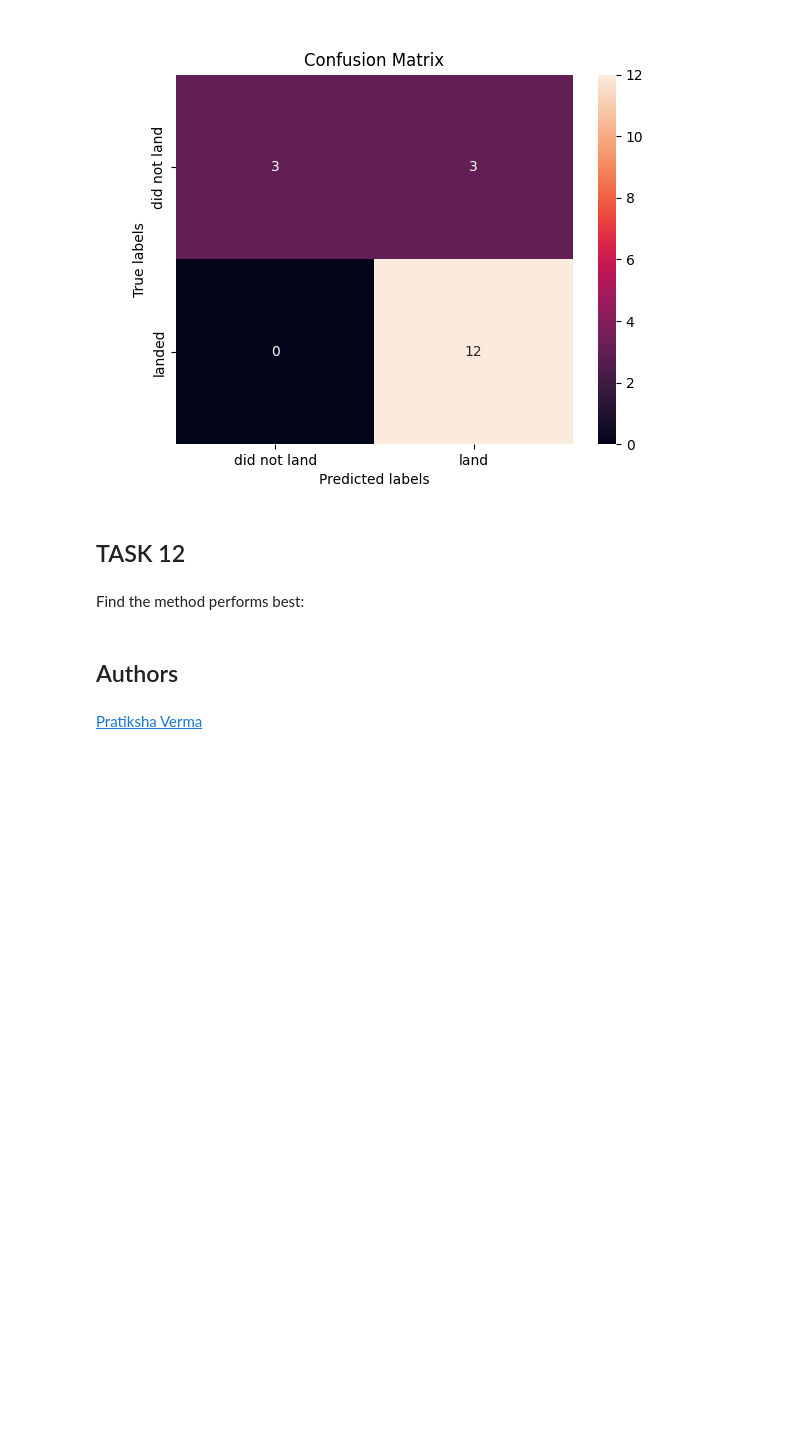
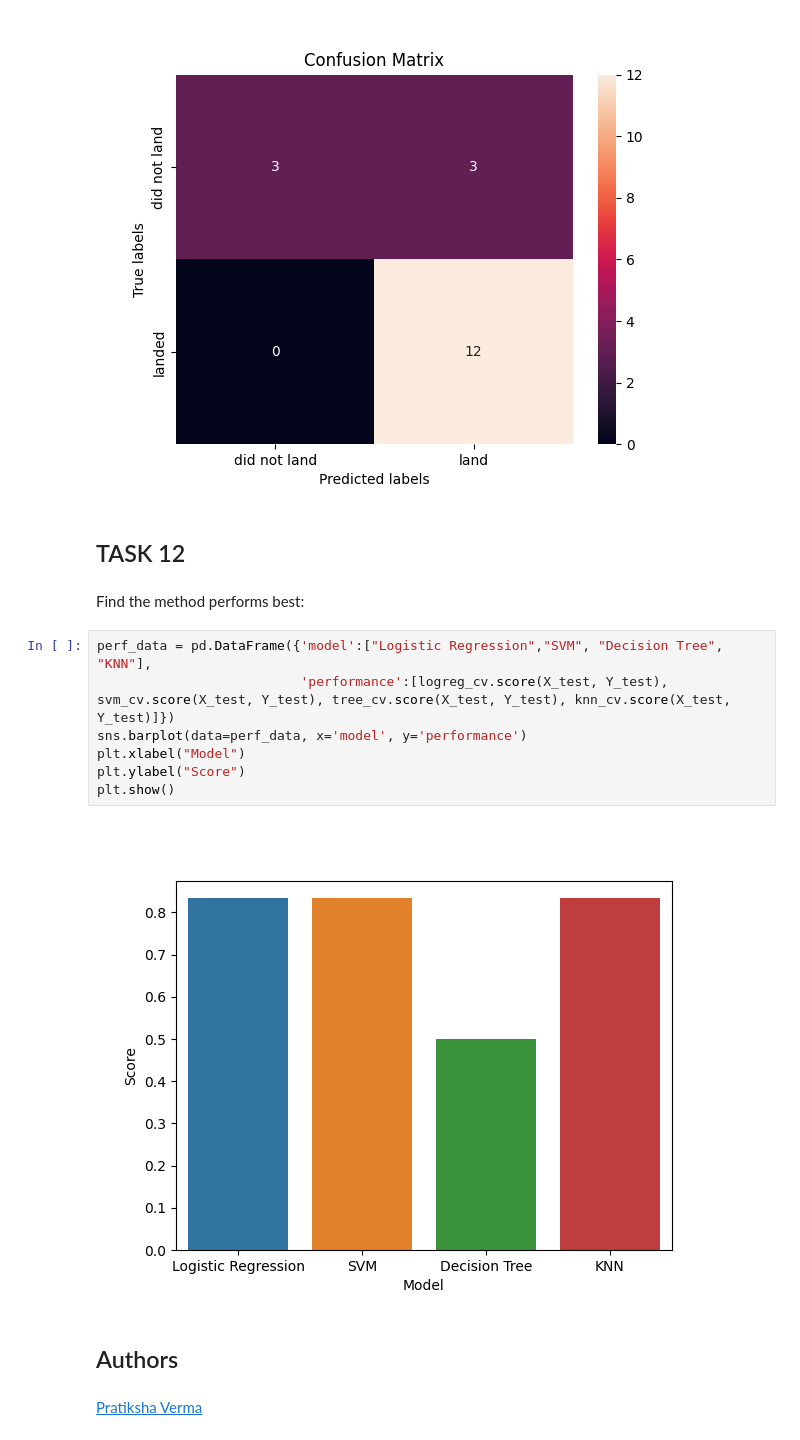
Before and after one commit to 1Daylight/Applied-Data-Science-Capstone, a Jupyter notebook: SpaceX_Machine_Learning_Prediction_Part_5.jupyterlite.ipynb, the cells around one changed output. Cells and saved outputs as stored; diff of their text form; blank space fills up the shorter version.

```diff
--- a/SpaceX_Machine_Learning_Prediction_Part_5.jupyterlite.ipynb
+++ b/SpaceX_Machine_Learning_Prediction_Part_5.jupyterlite.ipynb
@@ -322,6 +322,15 @@ plot_confusion_matrix(Y_test,yhat)
 ## TASK  12
 # %% [markdown]
 Find the method performs best:
+# %%
+perf_data = pd.DataFrame({'model':["Logistic Regression","SVM", "Decision Tree", "KNN"],
+                          'performance':[logreg_cv.score(X_test, Y_test), svm_cv.score(X_test, Y_test), tree_cv.score(X_test, Y_test), knn_cv.score(X_test, Y_test)]})
+sns.barplot(data=perf_data, x='model', y='performance')
+plt.xlabel("Model")
+plt.ylabel("Score")
+plt.show()
+# %% [output]
+[figure, added]
 # %% [markdown]
 ## Authors
 # %% [markdown]
```
Also changed, not shown: parts of 3 cells of this notebook.
